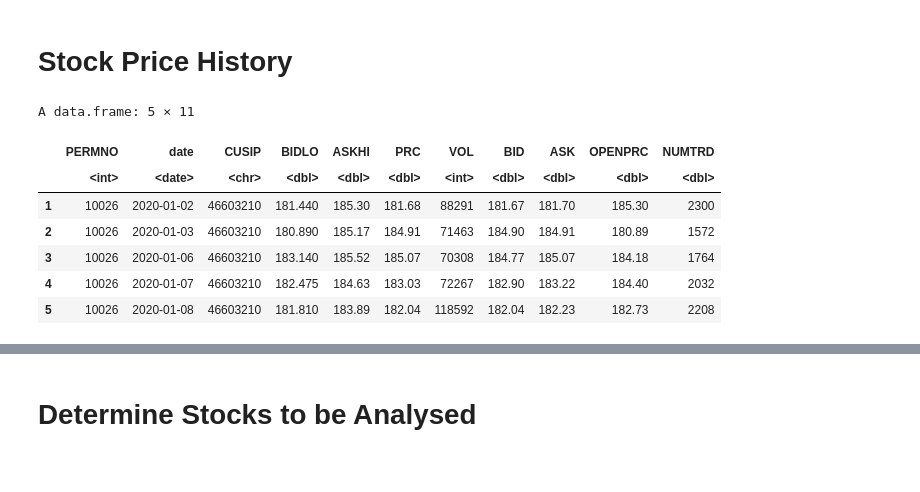
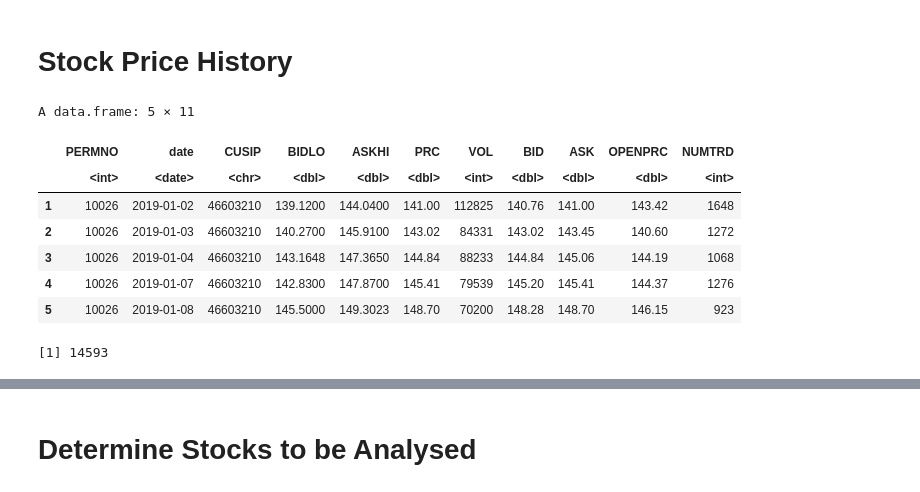
Before and after one commit to limshaocong/analyticsEdge, a Jupyter notebook: Data_Exploration.ipynb, the cells around one changed output, grey strips where cells are left out. Saved outputs shown, nothing was run; the diff lists cells and outputs as text; code cells hidden in the pictures.

```diff
--- a/Data_Exploration.ipynb
+++ b/Data_Exploration.ipynb
@@ -837,16 +811,21 @@ otc %>% # create rows for missing dates for every ticker, new rows are assigned
 # **Stock Price History**
 # %%
 crsp.permnocode = read.csv(crsp.permnocode.path)
-crsp.price.2020 = read.csv(crsp.price.2020.path)
+crsp.price.2019 = read.csv(crsp.price.2019.path)
 # %%
-crsp.price.2020$date <- dmy(crsp.price.2020$date)
-head(crsp.price.2020, 5)
+crsp.price.2019$date <- dmy(crsp.price.2019$date)
+head(crsp.price.2019, 5)
 # %% [output]
 A data.frame: 5 × 11
 |  | PERMNO | date | CUSIP | BIDLO | ASKHI | PRC | VOL | BID | ASK | OPENPRC | NUMTRD |
-|  | <int> | <date> | <chr> | <dbl> | <dbl> | <dbl> | <int> | <dbl> | <dbl> | <dbl> | <dbl> |
-| 1 | 10026 | 2020-01-02 | 46603210 | 181.440 | 185.30 | 181.68 | 88291 | 181.67 | 181.70 | 185.30 | 2300 |
-| 2 | 10026 | 2020-01-03 | 46603210 | 180.890 | 185.17 | 184.91 | 71463 | 184.90 | 184.91 | 180.89 | 1572 |
-| 3 | 10026 | 2020-01-06 | 46603210 | 183.140 | 185.52 | 185.07 | 70308 | 184.77 | 185.07 | 184.18 | 1764 |
-| 4 | 10026 | 2020-01-07 | 46603210 | 182.475 | 184.63 | 183.03 | 72267 | 182.90 | 183.22 | 184.40 | 2032 |
-| 5 | 10026 | 2020-01-08 | 46603210 | 181.810 | 183.89 | 182.04 | 118592 | 182.04 | 182.23 | 182.73 | 2208 |
+|  | <int> | <date> | <chr> | <dbl> | <dbl> | <dbl> | <int> | <dbl> | <dbl> | <dbl> | <int> |
+| 1 | 10026 | 2019-01-02 | 46603210 | 139.1200 | 144.0400 | 141.00 | 112825 | 140.76 | 141.00 | 143.42 | 1648 |
+| 2 | 10026 | 2019-01-03 | 46603210 | 140.2700 | 145.9100 | 143.02 | 84331 | 143.02 | 143.45 | 140.60 | 1272 |
+| 3 | 10026 | 2019-01-04 | 46603210 | 143.1648 | 147.3650 | 144.84 | 88233 | 144.84 | 145.06 | 144.19 | 1068 |
+| 4 | 10026 | 2019-01-07 | 46603210 | 142.8300 | 147.8700 | 145.41 | 79539 | 145.20 | 145.41 | 144.37 | 1276 |
+| 5 | 10026 | 2019-01-08 | 46603210 | 145.5000 | 149.3023 | 148.70 | 70200 | 148.28 | 148.70 | 146.15 | 923 |
+# %%
+aapl.permno = crsp.permnocode$permno[crsp.permnocode$htsymbol == "AAPL"]
+aapl.permno
+# %% [output]
+[1] 14593
```
Also changed, not shown: parts of 10 cells of this notebook.
